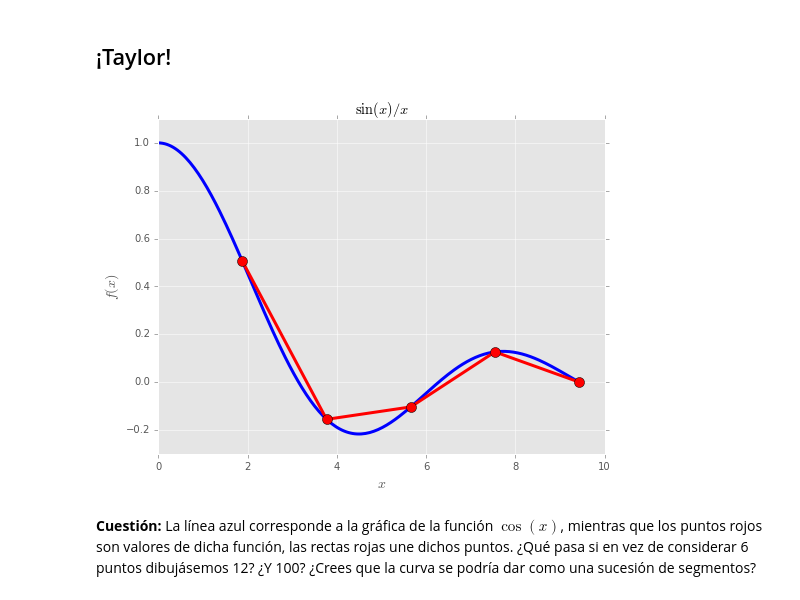
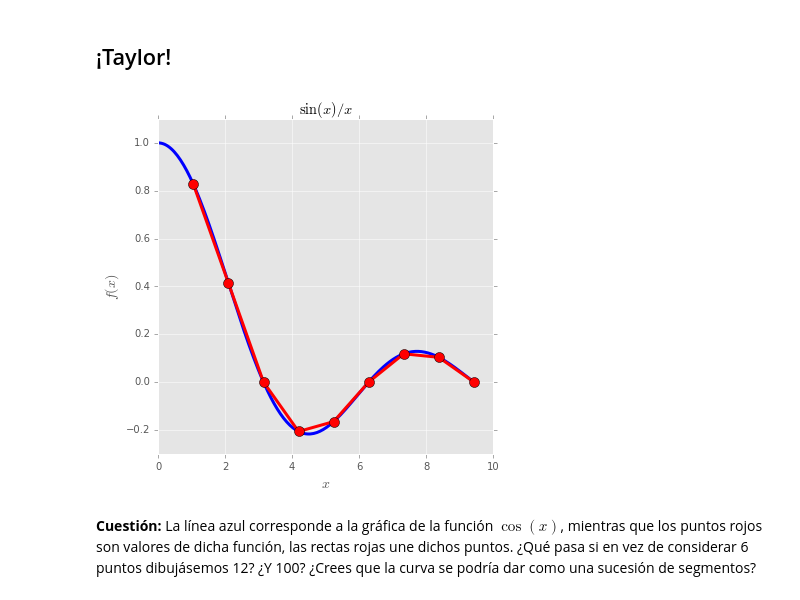
Before and after one commit to XoelSixto/uscmathcourse, a Jupyter notebook: derivadas_cuestiones.ipynb, the cells around one changed output. Saved outputs shown, nothing was run; the diff lists cells and outputs as text; code cells hidden in the pictures.

```diff
--- a/derivadas_cuestiones.ipynb
+++ b/derivadas_cuestiones.ipynb
@@ -156,23 +154,23 @@ fig.colorbar(c0, ax=ax);
 # %% [markdown]
 ## ¡Taylor!
 # %%
-fig, ax = plt.subplots(figsize=(8, 6))
+fig, ax = plt.subplots(figsize=(6, 6))
 
 xs = np.linspace(0, 3.*np.pi, 200)
 ys = np.sin(xs)/xs
 
 ax.plot(xs, ys, color='blue', lw=3)
 ax.set_xlabel('$x$', fontsize=14)
 ax.set_ylabel('$f(x)$', fontsize=14)
 
-xs_taylor = np.linspace(0., 3.*np.pi, 6)
+xs_taylor = np.linspace(0., 3.*np.pi, 10)
 ys_taylor = np.sin(xs_taylor)/xs_taylor
 ax.plot(xs_taylor, ys_taylor, color='red', lw=3,
         marker='o', markersize=10)
 ax.set_ylim([-0.3, 1.1])
 ax.set_title('$\sin(x)/x$');
 # %% [output]
-[figure, old version]
+[figure, new version]
 # %% [markdown]
 **Cuestión:** La línea azul corresponde a la gráfica de la función $\cos(x)$, mientras que los puntos rojos son valores de dicha función, las rectas rojas une dichos puntos. ¿Qué pasa si en vez de considerar 6 puntos dibujásemos 12? ¿Y 100? ¿Crees que la curva se podría dar como una sucesión de segmentos?
 # %% [markdown]
```
Also changed, not shown: parts of 17 cells of this notebook, 1 other file.
